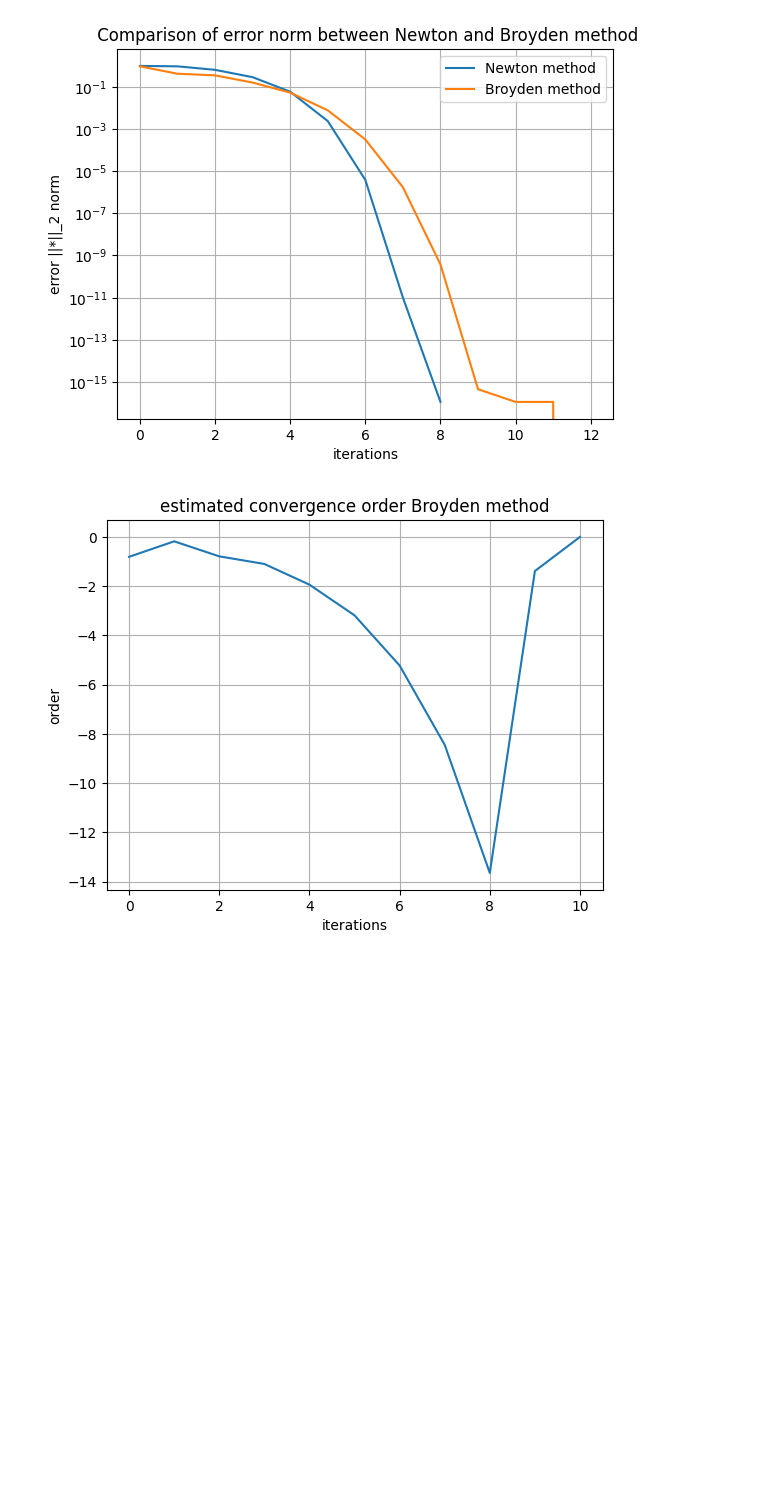
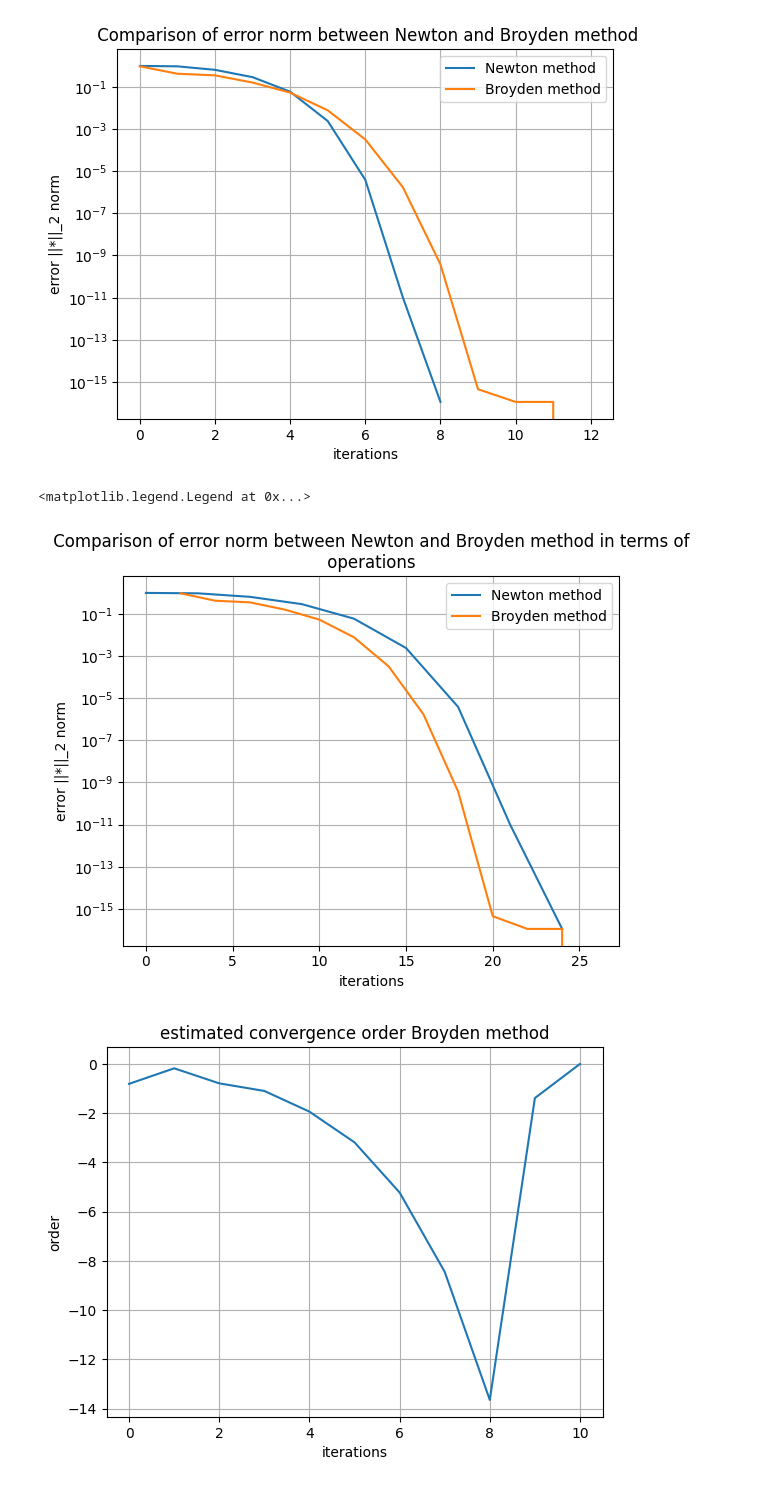
Before and after one commit to eser-chr/Numerical_Computation, a Jupyter notebook: 9.5.ipynb, the cells around one changed output. Drawn from its saved outputs; the diff is of its cells as text; code cells hidden in the pictures; blank space fills up the shorter version.

```diff
--- a/9.5.ipynb
+++ b/9.5.ipynb
@@ -40,6 +40,7 @@ def newton(x0, f, df, ITERATIONS=100, TOLERANCE=MACHINE_EPS):
     errors = [1.0]  # Initialize the errors list with an initial value
     evaluations = [xn]  # Initialize the evaluations list with the initial guess
     num_evals = 0  # Initialize the count of function evaluations
+    num_evals_lst = [0]
 
     while errors[-1] > TOLERANCE:  # Loop until error is below the tolerance
         f_val = f(xn)  # Evaluate the function at xn
@@ -50,8 +51,9 @@ def newton(x0, f, df, ITERATIONS=100, TOLERANCE=MACHINE_EPS):
             np.linalg.norm(evaluations[-1] - evaluations[-2])
         )  # Compute and append the error (norm of the difference between the last two evaluations)
         num_evals += 3  # Increment the count of function evaluations
+        num_evals_lst.append(num_evals)
 
-    return evaluations, errors, num_evals  # Return the evaluation history, error history, and total evaluations
+    return evaluations[-1], errors, num_evals_lst  # Return the evaluation history, error history, and total evaluations
 # %%
 def broyden_method(x0, f, df, ITERATIONS=100, TOLERANCE=MACHINE_EPS):
     """
@@ -118,6 +123,17 @@ ax.legend()
 # %% [output]
 <matplotlib.legend.Legend at 0x...>
 [figure]
+# %%
+fig, ax = plt.subplots(1,1)
+ax.plot(num_evals, errors, label = 'Newton method')
+ax.plot(function_eval_broyden, errors_broyden, label = 'Broyden method')
+ax.set( yscale = 'log',xlabel = 'iterations', ylabel = 'error ||*||_2 norm',
+       title = ' Comparison of error norm between Newton and Broyden method in terms of \n operations ')
+ax.grid()
+ax.legend()
+# %% [output]
+<matplotlib.legend.Legend at 0x...>
+[figure, added]
 # %%
 #Calculate convergence order
 convergence_order_broyden = np.log(errors_broyden[1:]/errors_broyden[:-1])
```
Also changed, not shown: parts of 1 cell of this notebook, 3 other files.
